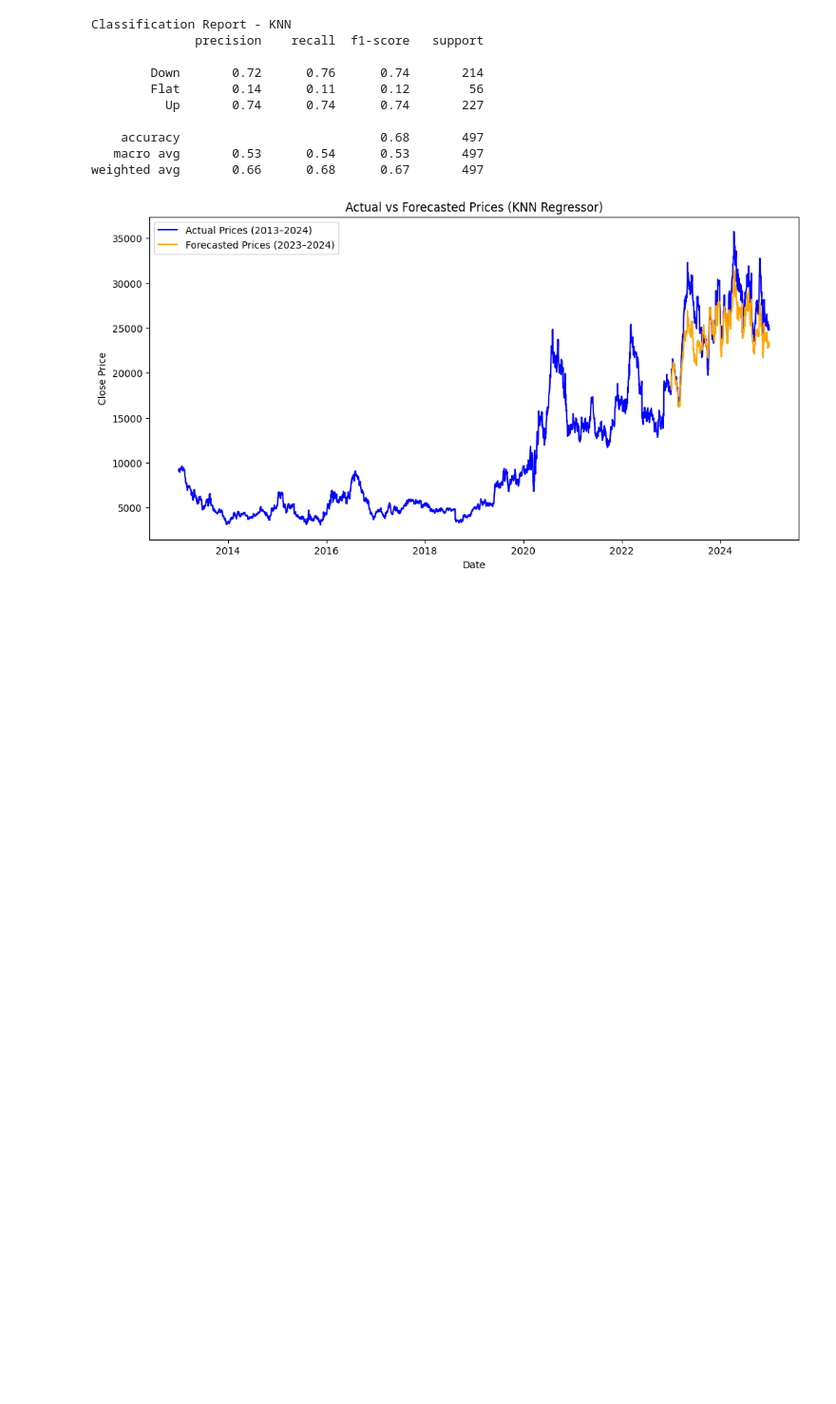
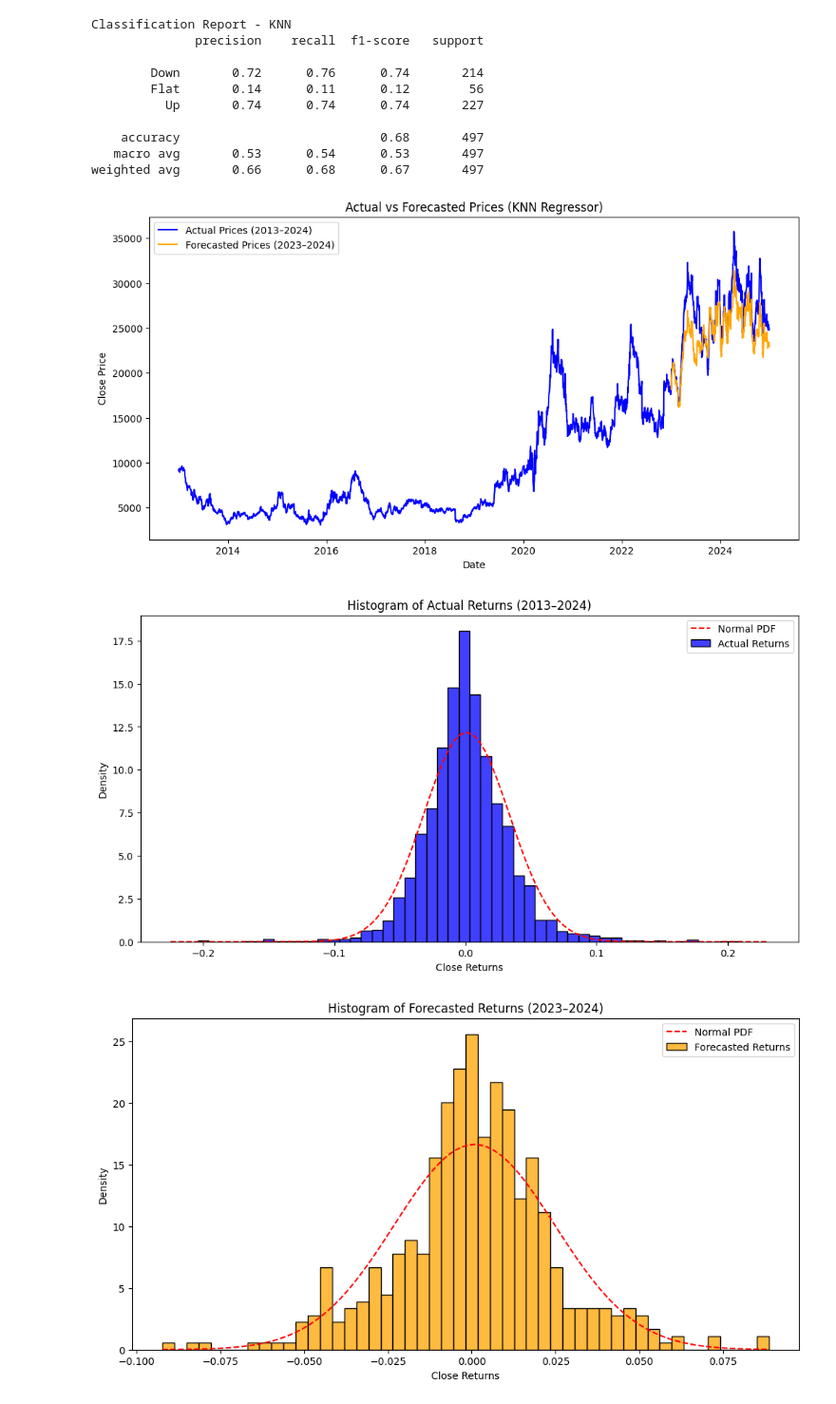
Before and after one commit to Deleon57/EDAR-REGRESSION, a Jupyter notebook: KNN1.ipynb, the cells around one changed output. Shown: that part at 95% size. Saved outputs shown, nothing was run; the diff lists cells and outputs as text; code cells hidden in the pictures; blank space fills up the shorter version.

```diff
--- a/KNN1.ipynb
+++ b/KNN1.ipynb
@@ -387,3 +344,49 @@ plt.legend()
 plt.show()
 # %% [output]
 [figure]
+# %%
+import matplotlib.pyplot as plt
+import seaborn as sns
+import scipy.stats as stats
+
+# ===============================
+# Histogram of ACTUAL returns (2013–2024)
+# ===============================
+plt.figure(figsize=(12,6))
+
+sns.histplot(data_returns["Close"], bins=50, kde=False, color="blue", stat="density", label="Actual Returns")
+
+# Fit and plot normal PDF
+mu, std = stats.norm.fit(data_returns["Close"].dropna())
+xmin, xmax = plt.xlim()
+x = np.linspace(xmin, xmax, 100)
+p = stats.norm.pdf(x, mu, std)
+plt.plot(x, p, "r--", label="Normal PDF")
+
+plt.title("Histogram of Actual Returns (2013–2024)")
+plt.xlabel("Close Returns")
+plt.ylabel("Density")
+plt.legend()
+plt.show()
+
+# ===============================
+# Histogram of FORECASTED returns (2023–2024)
+# ===============================
+plt.figure(figsize=(12,6))
+
+sns.histplot(y_pred, bins=50, kde=False, color="orange", stat="density", label="Forecasted Returns")
+
+# Fit and plot normal PDF
+mu, std = stats.norm.fit(y_pred)
+x = np.linspace(min(y_pred), max(y_pred), 100)
+p = stats.norm.pdf(x, mu, std)
+plt.plot(x, p, "r--", label="Normal PDF")
+
+plt.title("Histogram of Forecasted Returns (2023–2024)")
+plt.xlabel("Close Returns")
+plt.ylabel("Density")
+plt.legend()
+plt.show()
+# %% [output]
+[figure, added]
+[figure, added]
```
Also changed, not shown: parts of 1 cell of this notebook.
